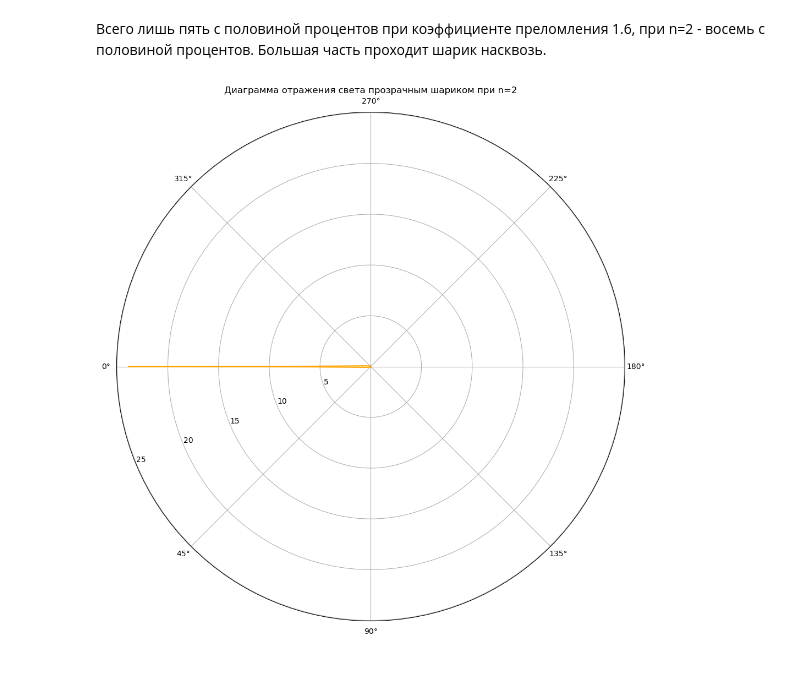
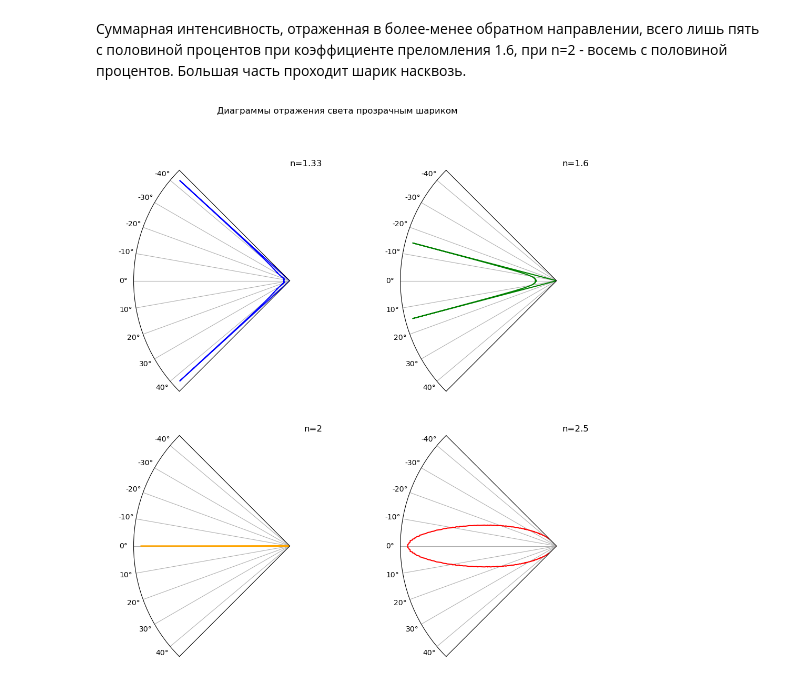
Before and after one commit to andreyrogojin/optic, a Jupyter notebook: scotchlite.ipynb, the cells around one changed output. Drawn from its saved outputs; the diff is of its cells as text; code cells hidden in the pictures.

Commit message:
Построил диаграммы для разных коэффициентов преломления

```diff
--- a/scotchlite.ipynb
+++ b/scotchlite.ipynb
@@ -104,10 +142,21 @@ sum(I_gamma)
 # %% [markdown]
-Всего лишь пять с половиной процентов при коэффициенте преломления 1.6, при n=2 - восемь с половиной процентов. Большая часть проходит шарик насквозь.
+Суммарная интенсивность, отраженная в более-менее обратном направлении, всего лишь пять с половиной процентов при коэффициенте преломления 1.6, при n=2 - восемь с половиной процентов. Большая часть проходит шарик насквозь.
 # %%
-fig, ax = plt.subplots(figsize=(12, 12), subplot_kw=dict(projection='polar'))
-ax.set_theta_zero_location("W")
-ax.plot(angles[:-1], I_gamma, color='orange')
-ax.plot(-angles[:-1], I_gamma, color='orange')
-ax.set_title(f"Диаграмма отражения света прозрачным шариком при n={n2}");
+fig, axs = plt.subplots(2, 2, figsize=(12, 12), subplot_kw=dict(projection='polar'))
+for ax in axs.ravel():
+    ax.set_xlim=(-45, 45)
+    ax.set_thetamin(-45)
+    ax.set_thetamax(45)
+    ax.set_theta_offset(np.pi)
+    ax.yaxis.set_visible(False)
+
+colors = ('blue', 'green', 'orange', 'red')
+for i, n2 in enumerate((1.33, 1.6, 2, 2.5)):
+    angles, I_gamma = compute_I_gamma(1, n2)
+    ax = axs.ravel()[i]
+    ax.plot(angles, I_gamma, color=colors[i])
+    ax.plot(-angles, I_gamma, color=colors[i])
+    ax.set_title(f'n={n2}', loc='right')
+fig.suptitle("Диаграммы отражения света прозрачным шариком");
 # %% [output]
-[figure, old version]
+[figure, new version]
```
Also changed, not shown: parts of 6 cells of this notebook.
